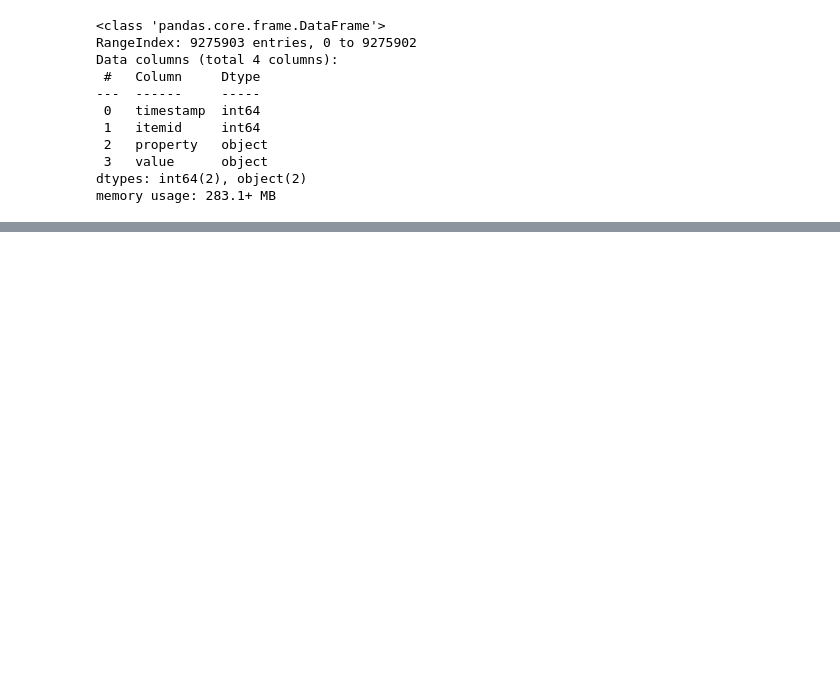
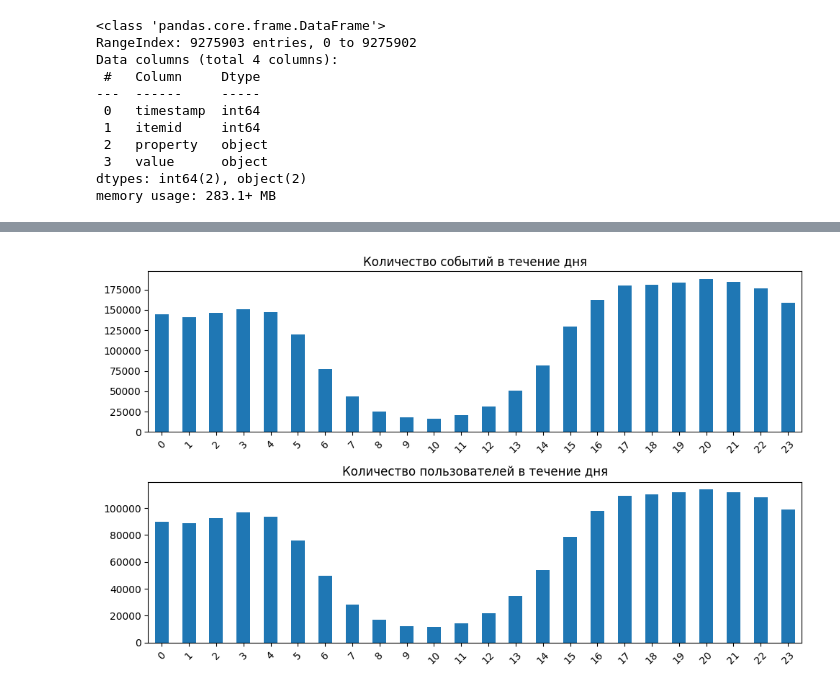
Before and after one commit to RumKam/mle-pr-final, a Jupyter notebook: notebooks/main_research.ipynb, the cells around one changed output, grey strips where cells are left out. Saved outputs shown, nothing was run; the diff lists cells and outputs as text; code cells hidden in the pictures; blank space fills up the shorter version.

```diff
--- a/notebooks/main_research.ipynb
+++ b/notebooks/main_research.ipynb
@@ -151,0 +436,24 @@ item_2.describe()
+# %%
+# Получим датасет с количество пользователей и событий по дням
+events_hour = events.groupby("hour").agg(events=("hour", "count"),
+                                          users=("user_id", "nunique")).reset_index()
+# %%
+# Построим распределение событий по часам в течение дня
+
+fig, axs = plt.subplots(2, 1, figsize=(10, 6))
+
+ax = axs[0]
+events_hour["events"].plot(kind="bar", ax=ax)
+ax.set_title('Количество событий в течение дня')
+ax.set_xticklabels(events_hour['hour'], rotation=45)
+ax.tick_params(axis='x', labelsize=10)
+
+ax = axs[1]
+events_hour["users"].plot(kind="bar", ax=ax)
+ax.set_title('Количество пользователей в течение дня')
+ax.set_xticklabels(events_hour['hour'], rotation=45)
+ax.tick_params(axis='x', labelsize=10)
+
+fig.tight_layout()
+# %% [output]
+[figure, added]
```
Also changed, not shown: parts of 149 cells of this notebook, 2 other files.
